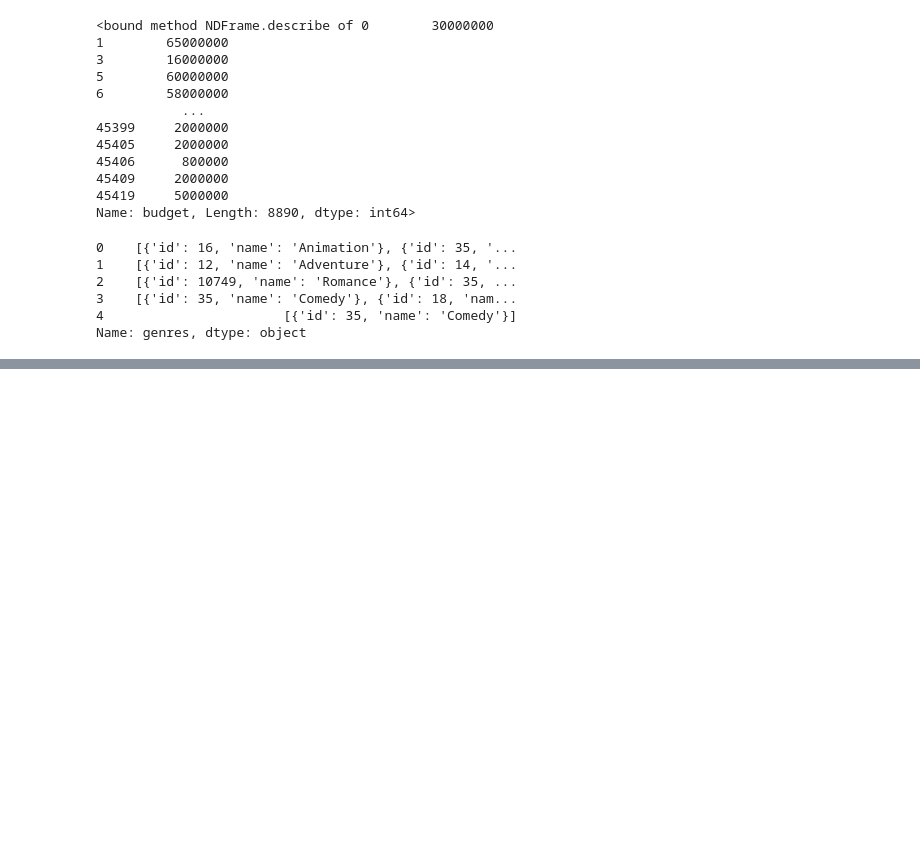
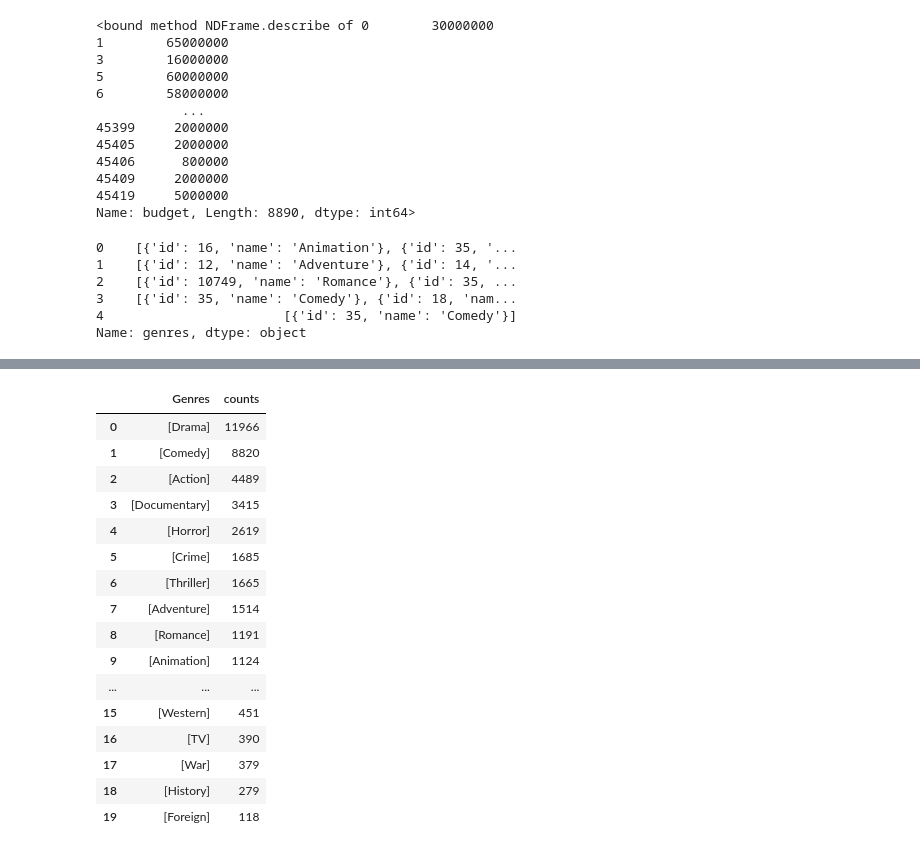
Before and after one commit to cleziac/Programming-Project, a Jupyter notebook: ds_programming_project.ipynb, the cells around one changed output, grey strips where cells are left out. Cells and saved outputs as stored; diff of their text form; code cells hidden in the pictures; blank space fills up the shorter version.

```diff
--- a/ds_programming_project.ipynb
+++ b/ds_programming_project.ipynb
@@ -154,0 +150,22 @@ genres.shape
+# %%
+# Let's start to tidy the data.
+genres_col = movies.genres                       # copying the original column from the dataset into another separate one
+genres_col.dropna()                              # dropping nan
+genres_col.shape                                 # checking dimension
+genres_col = genres_col.drop([45462, 45461])     # dropping two columns which values were []
+df_genres = pd.DataFrame(genres_col)             # making another df as a copy
+df_genres                                        # visualizing the df
+df_genres = df_genres[df_genres['genres'].str.contains('name', na=False)]     # cleaning rows with no pertaining values by taking away rows that do not have the name in them
+df_genres
+pd.DataFrame(df_genres['genres'].to_list(), columns=['name'])        # making a list of the resulting df
+s = pd.Series(df_genres.loc[0])
+s
+df1 = df_genres['genres'].str.split(',', expand = True)              # split the string using ',' as a separator to get only the first tag
+df2 = df1.drop([0, 2, 3, 4, 5, 6, 7, 8, 9, 10, 11, 12, 13, 14, 15], axis = 1)   # deleting all the rows that I don't need
+df3 = df2[1].str.split(':', expand = True)                           # split the string to get only what's after the 'name:'
+df3 = df3.drop(0, axis = 1)                                          # dropping what's left, aka the column containing just 'name'
+df3 = df3.rename(columns= {1 : 'Genres'})                            # renaming the column from 1 to 'Genres'
+df4 = df3['Genres'].astype(str)                                      # converting the datatype to string
+df4
+df5 = df4.str.extract('([a-zA-Z]+)', expand=False).str.split()       # cleaning the string (delete of '' and }])
+df5
@@ -154,0 +185,22 @@ genres.shape
+# %%
+df_genres = pd.DataFrame(df5)
+new = df5.value_counts().rename_axis('Genres').reset_index(name = 'counts')
+new
+# %% [output]
+|  | Genres | counts |
+| 0 | [Drama] | 11966 |
+| 1 | [Comedy] | 8820 |
+| 2 | [Action] | 4489 |
+| 3 | [Documentary] | 3415 |
+| 4 | [Horror] | 2619 |
+| 5 | [Crime] | 1685 |
+| 6 | [Thriller] | 1665 |
+| 7 | [Adventure] | 1514 |
+| 8 | [Romance] | 1191 |
+| 9 | [Animation] | 1124 |
+| ... | ... | ... |
+| 15 | [Western] | 451 |
+| 16 | [TV] | 390 |
+| 17 | [War] | 379 |
+| 18 | [History] | 279 |
+| 19 | [Foreign] | 118 |
```
Also changed, not shown: parts of 11 cells of this notebook.
